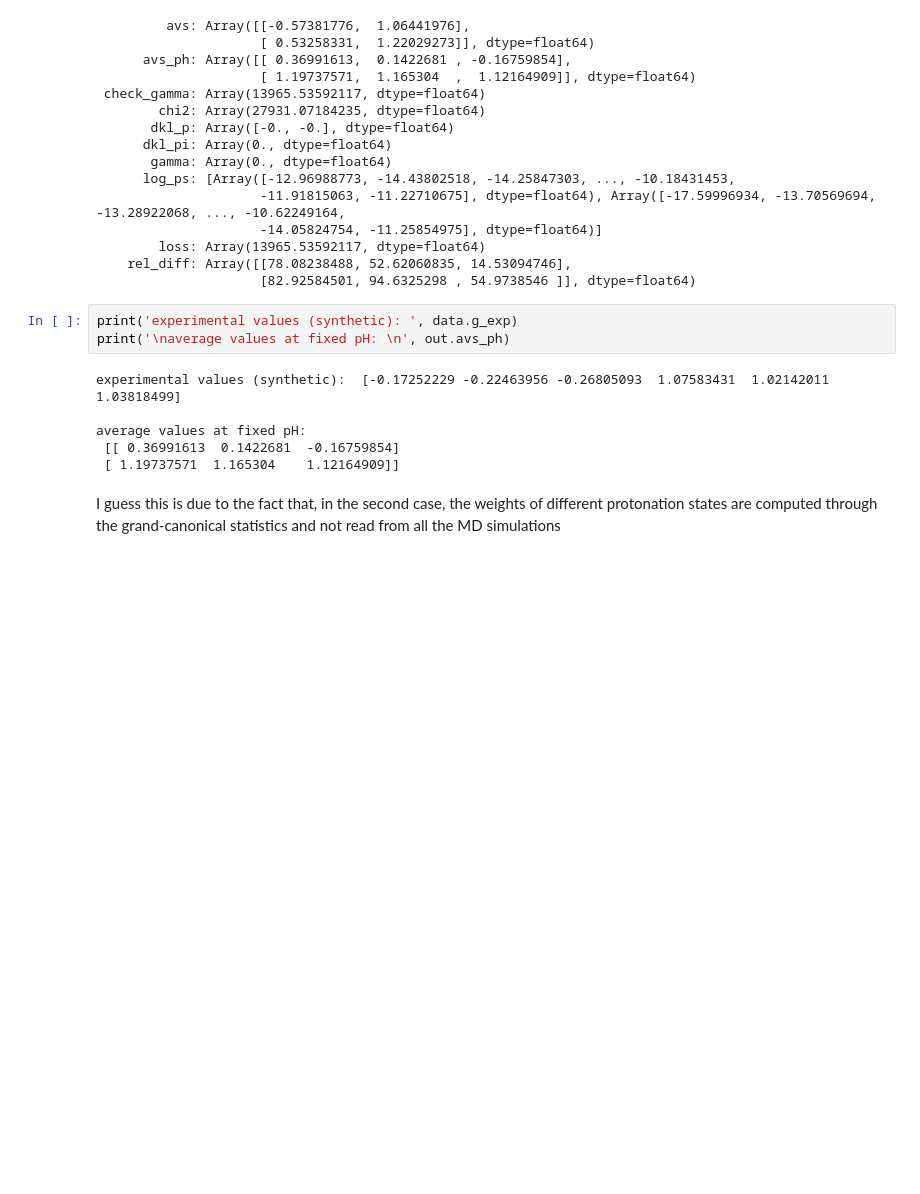
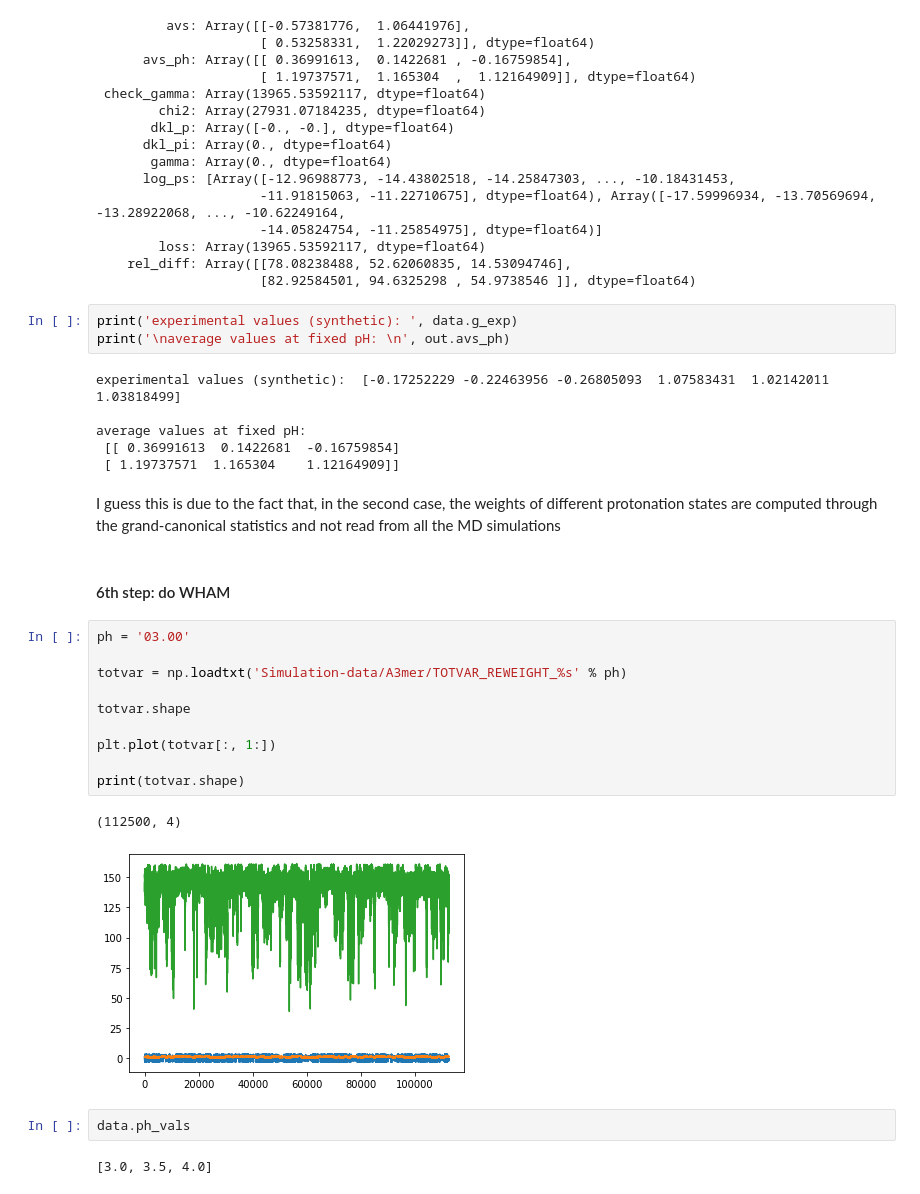
Before and after one commit to Tomfersil/pH-integration, a Jupyter notebook: ph_optimization.ipynb, the cells around one changed output. Drawn from its saved outputs; the diff is of its cells as text; blank space fills up the shorter version.

Commit message:
fixing correct weights through WHAM

```diff
--- a/ph_optimization.ipynb
+++ b/ph_optimization.ipynb
@@ -215,3 +216,22 @@ average values at fixed pH:
  [ 1.19737571  1.165304    1.12164909]]
 # %% [markdown]
 I guess this is due to the fact that, in the second case, the weights of different protonation states are computed through the grand-canonical statistics and not read from all the MD simulations
+# %% [markdown]
+#### 6th step: do WHAM
+# %%
+ph = '03.00'
+
+totvar = np.loadtxt('Simulation-data/A3mer/TOTVAR_REWEIGHT_%s' % ph)
+
+totvar.shape
+
+plt.plot(totvar[:, 1:])
+
+print(totvar.shape)
+# %% [output]
+(112500, 4)
+[figure, added]
+# %%
+data.ph_vals
+# %% [output]
+[3.0, 3.5, 4.0]
```
Also changed, not shown: parts of 4 cells of this notebook.
